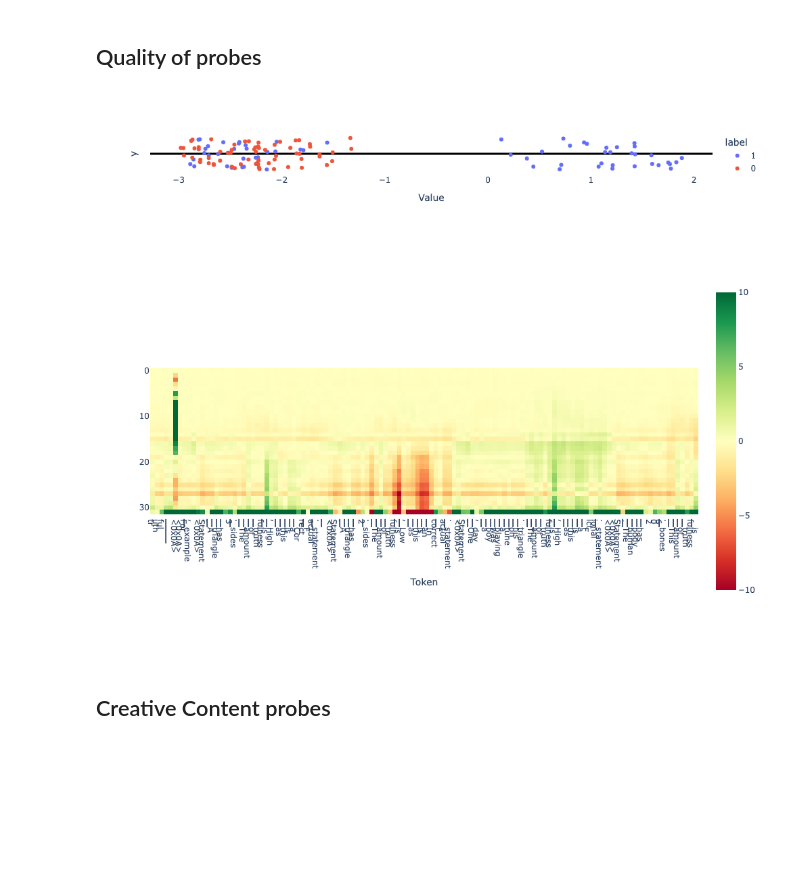
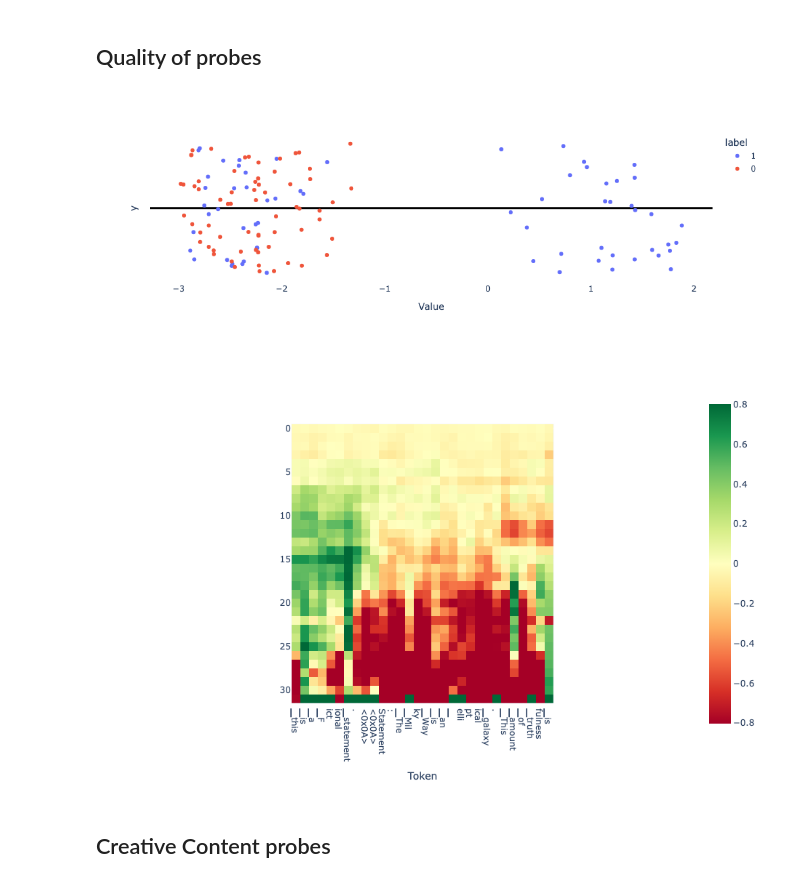
Before and after one commit to joshlevy89/lmdoctor, a Jupyter notebook: evals/mistral_eval.ipynb, the cells around one changed output. Cells and saved outputs as stored; diff of their text form; code cells hidden in the pictures; blank space fills up the shorter version.

```diff
--- a/evals/mistral_eval.ipynb
+++ b/evals/mistral_eval.ipynb
@@ -103,19 +103,21 @@ model, tokenizer = load_model(model_name_or_path, revision, device)
 ## Train extractor
 # %%
 from lmdoctor.doctor import Doctor
-probe_type = 'pca'
 
 # default
+# probe_type = 'pca'
 # extraction_target = 'honesty'
 # doc = Doctor(model, tokenizer, user_tag, assistant_tag, extraction_target=extraction_target, probe_type=probe_type, device=device)
 # doc.extract(n_train_pairs=128, n_dev_pairs=64, n_test_pairs=32)
 
 # for shuffle data experiment
+# probe_type = 'pca'
 # extraction_target = 'honesty'
 # doc = Doctor(model, tokenizer, user_tag, assistant_tag, extraction_target=extraction_target, probe_type=probe_type, device=device)
 # doc.extract(n_train_pairs=128, n_dev_pairs=64, n_test_pairs=32, shuffle_functional_pairs=True)
 
 # for adding Creative Content to training set experiment
+probe_type = 'logreg'
 import pickle
 with open('./creative_content/false_to_true_and_fictional_pairs.pkl', 'rb') as f:
     honesty_plus_statement_pairs = pickle.load(f)
@@ -431,19 +438,23 @@ projs_true = proj_pairs[0, :, layer]
 projs_lie = proj_pairs[1, :, layer]
 plot_utils.plot_projs_on_numberline(projs_true, projs_lie, xlims=None)
 # %% [output]
-[figure, old version]
+[figure, new version]
 # %%
 # visualize a scan from the training dataset
 
-# input_text = doc.statement_pairs['train'][8][1]
-input_text = doc.statement_pairs['train'][7][0]
+# input_text = doc.statement_pairs['train'][7][0]
+# input_text = doc.statement_pairs['train'][7][1]
+# input_text = doc.statement_pairs['dev'][8][0]
+# input_text = doc.statement_pairs['dev'][8][1]
+# input_text = doc.statement_pairs['dev'][9][0]
+# input_text = doc.statement_pairs['dev'][9][1]
 
 
 projections = doc.get_projections(input_text=input_text)
 tokens = tokenizer.tokenize(input_text)
-doc.plot_projection_heatmap(projections, tokens, saturate_at=10, lastn_tokens_to_plot=120) #saturate_at='auto')
+doc.plot_projection_heatmap(projections, tokens, saturate_at='auto', lastn_tokens_to_plot=30) #saturate_at='auto')
 # %% [output]
-[figure, old version]
+[figure, new version]
 # %% [markdown]
 ## Creative Content probes
 # %%
```
Also changed, not shown: parts of 16 cells of this notebook, 2 other files.
